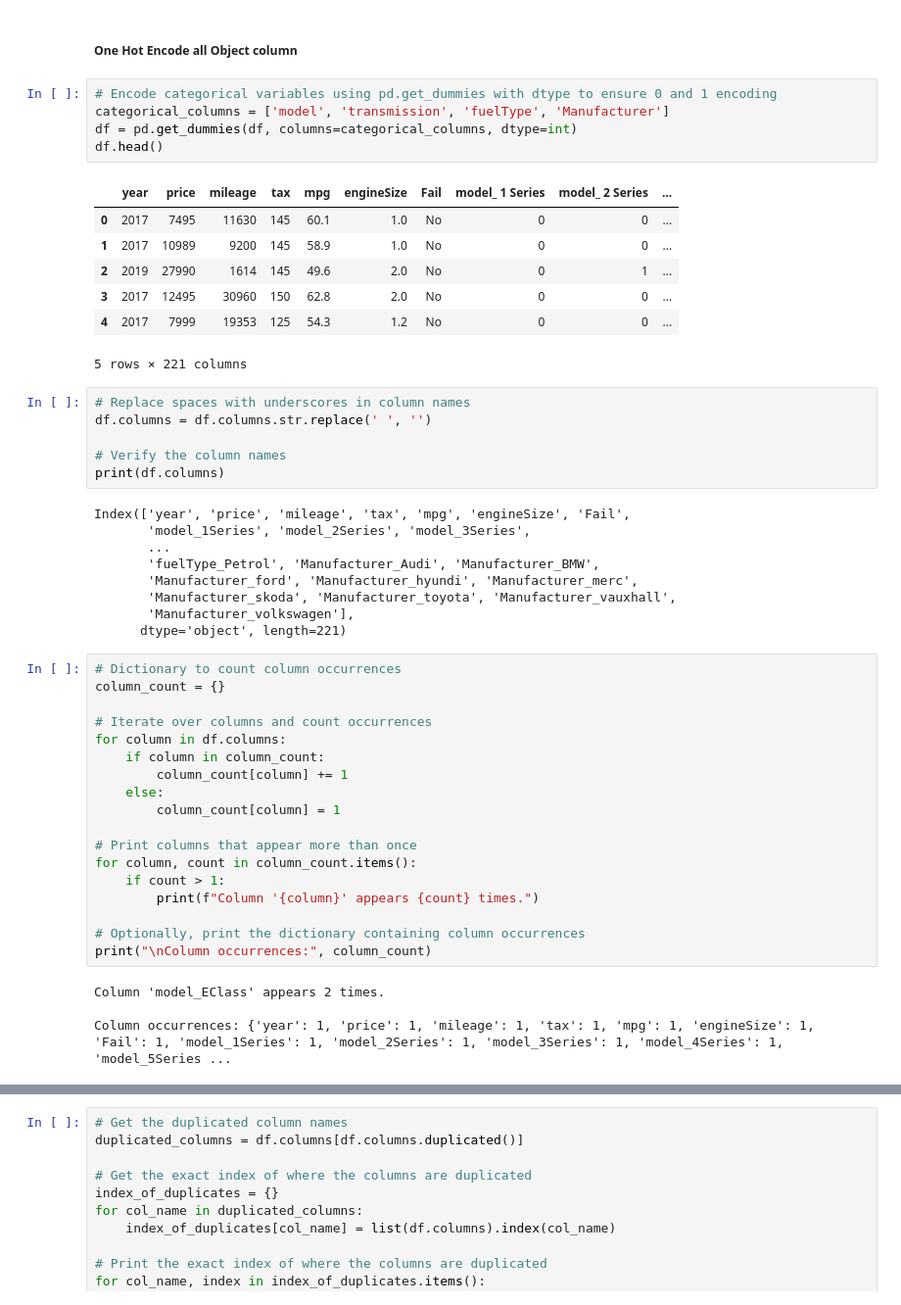
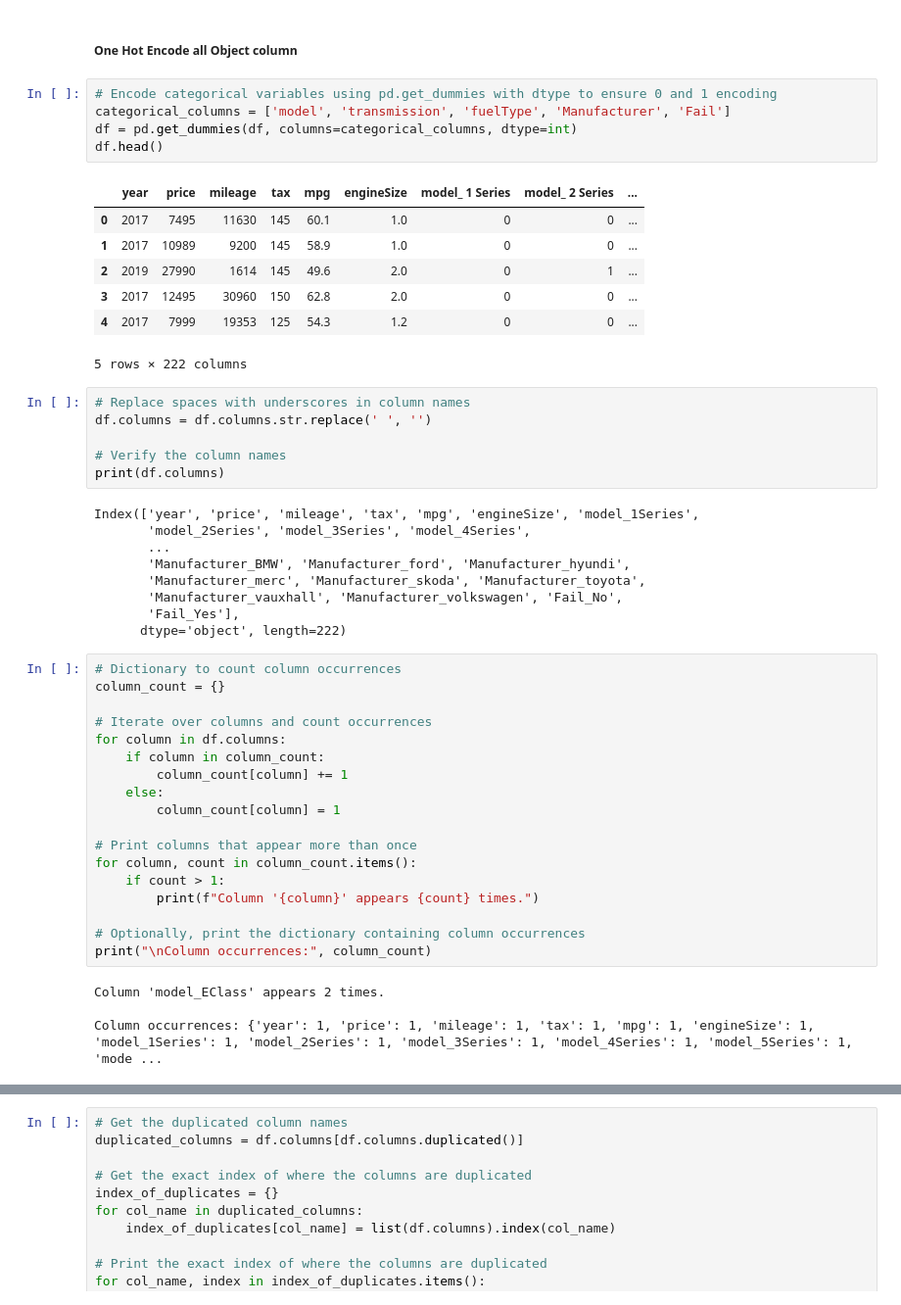
Before and after one commit to thekendev/AutoPredict, a Jupyter notebook: research/EDA_notebook.ipynb, the cells around one changed output, grey strips where cells are left out. Shown at 98% size. Drawn from its saved outputs; the diff is of its cells as text.

```diff
--- a/research/EDA_notebook.ipynb
+++ b/research/EDA_notebook.ipynb
@@ -221,17 +221,17 @@ memory usage: 8.2+ MB
 ##### One Hot Encode all Object column
 # %%
 # Encode categorical variables using pd.get_dummies with dtype to ensure 0 and 1 encoding
-categorical_columns = ['model', 'transmission', 'fuelType', 'Manufacturer']
+categorical_columns = ['model', 'transmission', 'fuelType', 'Manufacturer', 'Fail']
 df = pd.get_dummies(df, columns=categorical_columns, dtype=int)
 df.head()
 # %% [output]
-|  | year | price | mileage | tax | mpg | engineSize | Fail | model_ 1 Series | model_ 2 Series | ... |
-| 0 | 2017 | 7495 | 11630 | 145 | 60.1 | 1.0 | No | 0 | 0 | ... |
-| 1 | 2017 | 10989 | 9200 | 145 | 58.9 | 1.0 | No | 0 | 0 | ... |
-| 2 | 2019 | 27990 | 1614 | 145 | 49.6 | 2.0 | No | 0 | 1 | ... |
-| 3 | 2017 | 12495 | 30960 | 150 | 62.8 | 2.0 | No | 0 | 0 | ... |
-| 4 | 2017 | 7999 | 19353 | 125 | 54.3 | 1.2 | No | 0 | 0 | ... |
+|  | year | price | mileage | tax | mpg | engineSize | model_ 1 Series | model_ 2 Series | ... |
+| 0 | 2017 | 7495 | 11630 | 145 | 60.1 | 1.0 | 0 | 0 | ... |
+| 1 | 2017 | 10989 | 9200 | 145 | 58.9 | 1.0 | 0 | 0 | ... |
+| 2 | 2019 | 27990 | 1614 | 145 | 49.6 | 2.0 | 0 | 1 | ... |
+| 3 | 2017 | 12495 | 30960 | 150 | 62.8 | 2.0 | 0 | 0 | ... |
+| 4 | 2017 | 7999 | 19353 | 125 | 54.3 | 1.2 | 0 | 0 | ... |
-5 rows × 221 columns
+5 rows × 222 columns
 # %%
 # Replace spaces with underscores in column names
 df.columns = df.columns.str.replace(' ', '')
@@ -239,14 +239,14 @@ df.columns = df.columns.str.replace(' ', '')
 # Verify the column names
 print(df.columns)
 # %% [output]
-Index(['year', 'price', 'mileage', 'tax', 'mpg', 'engineSize', 'Fail',
-       'model_1Series', 'model_2Series', 'model_3Series',
+Index(['year', 'price', 'mileage', 'tax', 'mpg', 'engineSize', 'model_1Series',
+       'model_2Series', 'model_3Series', 'model_4Series',
        ...
-       'fuelType_Petrol', 'Manufacturer_Audi', 'Manufacturer_BMW',
-       'Manufacturer_ford', 'Manufacturer_hyundi', 'Manufacturer_merc',
-       'Manufacturer_skoda', 'Manufacturer_toyota', 'Manufacturer_vauxhall',
-       'Manufacturer_volkswagen'],
-      dtype='object', length=221)
+       'Manufacturer_BMW', 'Manufacturer_ford', 'Manufacturer_hyundi',
+       'Manufacturer_merc', 'Manufacturer_skoda', 'Manufacturer_toyota',
+       'Manufacturer_vauxhall', 'Manufacturer_volkswagen', 'Fail_No',
+       'Fail_Yes'],
+      dtype='object', length=222)
 # %%
 # Dictionary to count column occurrences
 column_count = {}
@@ -268,7 +268,7 @@ print("\nColumn occurrences:", column_count)
 # %% [output]
 Column 'model_EClass' appears 2 times.
 
-Column occurrences: {'year': 1, 'price': 1, 'mileage': 1, 'tax': 1, 'mpg': 1, 'engineSize': 1, 'Fail': 1, 'model_1Series': 1, 'model_2Series': 1, 'model_3Series': 1, 'model_4Series': 1, 'model_5Series ...
+Column occurrences: {'year': 1, 'price': 1, 'mileage': 1, 'tax': 1, 'mpg': 1, 'engineSize': 1, 'model_1Series': 1, 'model_2Series': 1, 'model_3Series': 1, 'model_4Series': 1, 'model_5Series': 1, 'mode ...
 # %%
 # Create a dictionary to count column occurrences
 column_count = {}
```
Also changed, not shown: parts of 11 cells of this notebook, 56 other files.
